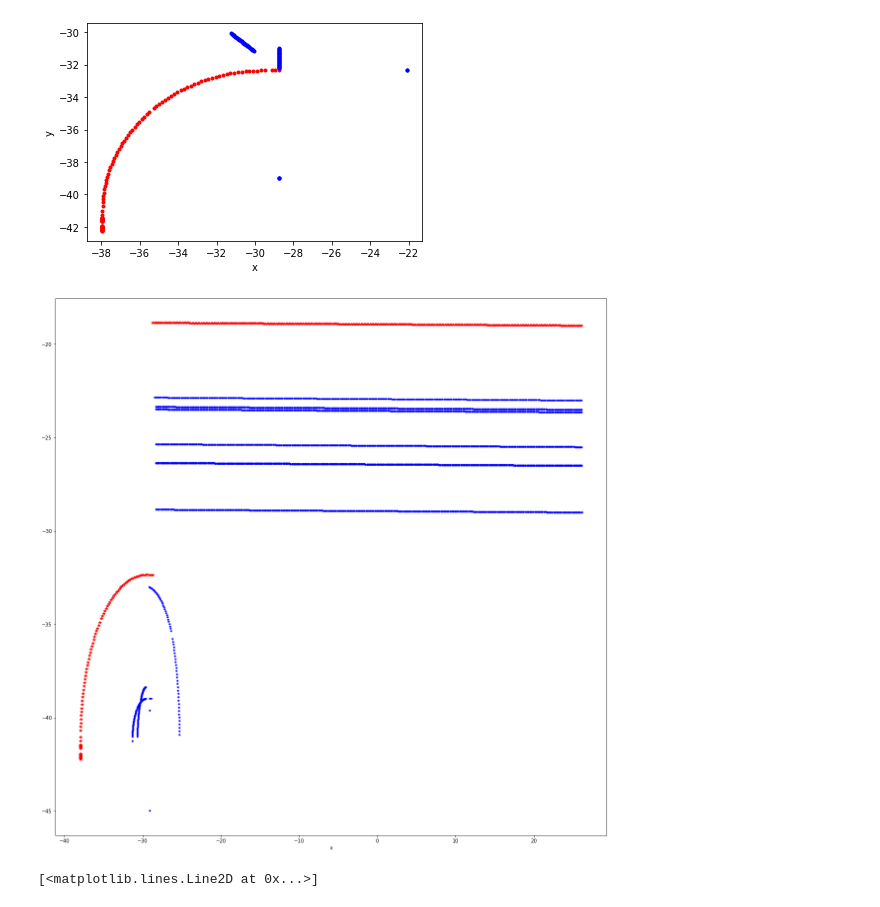
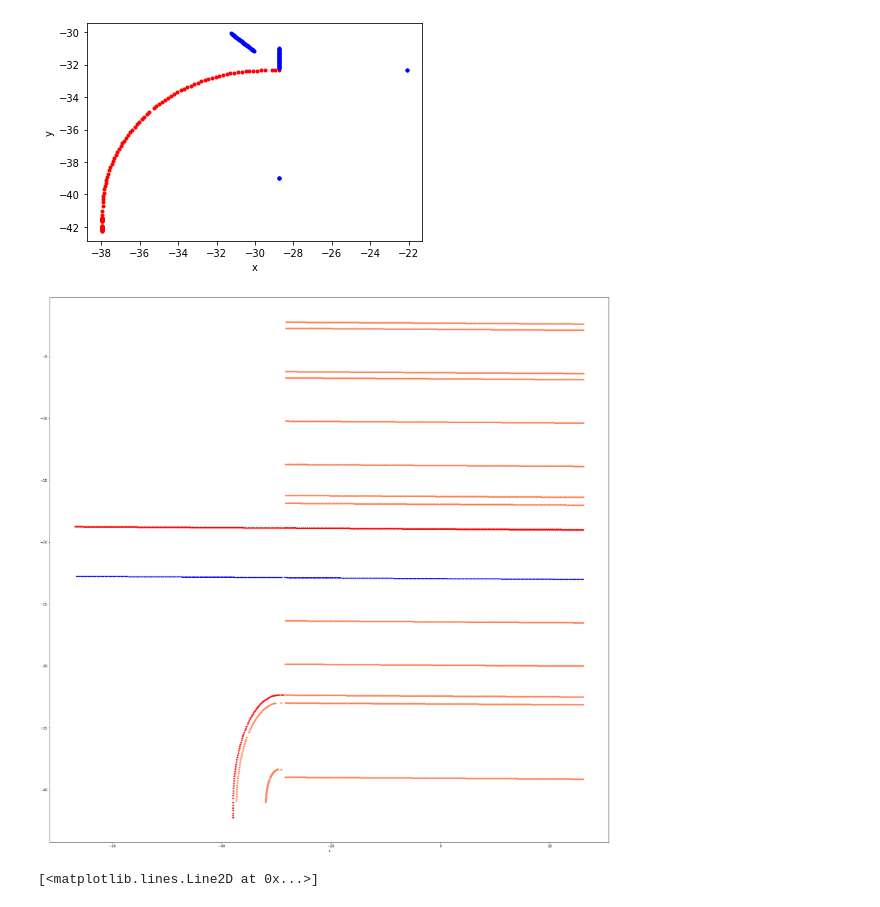
Before and after one commit to wahihihi/prediction, a Jupyter notebook: prediction/src/hdmap/data/opendrive_data.ipynb, the cells around one changed output. Saved outputs shown, nothing was run; the diff lists cells and outputs as text; code cells hidden in the pictures.

```diff
--- a/prediction/src/hdmap/data/opendrive_data.ipynb
+++ b/prediction/src/hdmap/data/opendrive_data.ipynb
@@ -307,58 +307,72 @@ import numpy as np
 import matplotlib.pyplot as plt
 import math
 
 
 POINT_COLUMN_NAMES = ['x', 'y']
-# df_reference = pd.read_csv('/home/ai/catkin_ws/src/prediction/log/reference_line_data.txt', header=None, sep=',')
-# df_reference.columns = POINT_COLUMN_NAMES
+df_reference = pd.read_csv('/home/swh/catkin_ws/src/prediction/log/reference_line_data.txt', header=None, sep=',')
+df_reference.columns = POINT_COLUMN_NAMES
+df_center = pd.read_csv('/home/swh/catkin_ws/src/prediction/log/center_line_data.txt', header=None, sep=',')
+df_center.columns = POINT_COLUMN_NAMES
+# df_right = pd.read_csv('/home/swh/catkin_ws/src/prediction/log/right_line_data.txt', header=None, sep=',')
+# df_right.columns = POINT_COLUMN_NAMES
 
-df_center = pd.read_csv('/home/ai/catkin_ws/src/prediction/log/prediction_node.ERROR', header=None, sep=',')
-df_center.columns = POINT_COLUMN_NAMES
+# df_center = pd.read_csv('/home/swh/catkin_ws/src/prediction/log/prediction_node.ERROR', header=None, sep=',')
+# df_right = pd.read_csv('/home/swh/catkin_ws/src/prediction/log/prediction_node.ERROR', header=None, sep=',')
+# df_ref = pd.read_csv('/home/swh/catkin_ws/src/prediction/log/prediction_node.ERROR', header=None, sep=',')
+# df_center.columns = POINT_COLUMN_NAMES
+# df_right.columns = POINT_COLUMN_NAMES
+# df_ref.columns = POINT_COLUMN_NAMES
 
 # df_right = pd.read_csv('/home/ai/catkin_ws/src/prediction/log/right_line_data.txt', header=None, sep=',')
 # df_right.columns = POINT_COLUMN_NAMES
 
-plt.figure(figsize=(20,20))
+plt.figure(figsize=(30,30))
 plt.xlabel("x")
 plt.ylabel("")
 
-df_road_20_reference_data = pd.read_csv('/home/ai/catkin_ws/src/prediction/log/road_20_referencelin_data.txt', header=None, sep=',')
-df_road_20_reference_data.columns = POINT_COLUMN_NAMES
+df_road_20_331_data = pd.read_csv('/home/swh/catkin_ws/src/prediction/log/road_20_331_data.txt', header=None, sep=',')
+df_road_20_331_data.columns = POINT_COLUMN_NAMES
 
 # df_road_20_center_data = pd.read_csv('/home/ai/catkin_ws/src/prediction/log/road_20_center_data.txt', header=None, sep=',')
 # df_road_20_center_data.columns = POINT_COLUMN_NAMES
 
-df_road_20_left_data = pd.read_csv('/home/ai/catkin_ws/src/prediction/log/road_20_left_data.txt', header=None, sep=',')
-df_road_20_left_data.columns = POINT_COLUMN_NAMES
+# df_road_20_left_data = pd.read_csv('/home/swh/catkin_ws/src/prediction/log/road_20_left_data.txt', header=None, sep=',')
+# df_road_20_left_data.columns = POINT_COLUMN_NAMES
 
-df_road_20_right_data = pd.read_csv('/home/ai/catkin_ws/src/prediction/log/road_20_right_data.txt', header=None, sep=',')
-df_road_20_right_data.columns = POINT_COLUMN_NAMES
-# reference_xpoints = np.array(df_reference['x'])
-# reference_ypoints = np.array(df_reference['y'])
+# df_road_20_right_data = pd.read_csv('/home/swh/catkin_ws/src/prediction/log/road_20_right_data.txt', header=None, sep=',')
+# df_road_20_right_data.columns = POINT_COLUMN_NAMES
+reference_xpoints = np.array(df_reference['x'])
+reference_ypoints = np.array(df_reference['y'])
 center_xpoints = np.array(df_center['x'])
 center_ypoints = np.array(df_center['y'])
 # right_xpoints = np.array(df_right['x'])
 # right_ypoints = np.array(df_right['y'])
-df_road_20_reference_data_xpoints = np.array(df_road_20_reference_data['x'])
-df_road_20_reference_data_ypoints = np.array(df_road_20_reference_data['y'])
-# df_road_20_center_data_xpoints = np.array(df_road_20_center_data['x'])
-# df_road_20_center_data_ypoints = np.array(df_road_20_center_data['y'])
-df_road_20_left_data_xpoints = np.array(df_road_20_left_data['x'])
-df_road_20_left_data_ypoints = np.array(df_road_20_left_data['y'])
-df_road_20_right_data_xpoints = np.array(df_road_20_right_data['x'])
-df_road_20_right_data_ypoints = np.array(df_road_20_right_data['y'])
+# ref_xpoints = np.array(df_ref['x'])
+# ref_ypoints = np.array(df_ref['y'])
+# right_xpoints = np.array(df_right['x'])
+# right_ypoints = np.array(df_right['y'])
+df_road_20_331_data_xpoints = np.array(df_road_20_331_data['x'])
+df_road_20_331_data_ypoints = np.array(df_road_20_331_data['y'])
+# df_road_20_center_data_xpoints = np.array(df_road_20_331_data_xpoints['x'])
+# df_road_20_center_data_ypoints = np.array(df_road_20_331_data_ypoints['y'])
+# df_road_20_left_data_xpoints = np.array(df_road_20_left_data['x'])
+# df_road_20_left_data_ypoints = np.array(df_road_20_left_data['y'])
+# df_road_20_right_data_xpoints = np.array(df_road_20_right_data['x'])
+# df_road_20_right_data_ypoints = np.array(df_road_20_right_data['y'])
 
-# plt.plot(reference_xpoints, reference_ypoints,"-",color='r')
+plt.plot(reference_xpoints, reference_ypoints,"*",color='r')
 plt.plot(center_xpoints, center_ypoints,".",c='b')
+# plt.plot(right_xpoints, right_ypoints,".",c='g')
+# plt.plot(ref_xpoints, ref_ypoints,".",c='r')
 # plt.plot(right_xpoints, right_ypoints,".",color='g')
-# plt.plot(df_road_20_center_data_xpoints, df_road_20_center_data_ypoints,"*",color='b')
-plt.plot(df_road_20_reference_data_xpoints, df_road_20_reference_data_ypoints,"*",color='r')
+plt.plot(df_road_20_331_data_xpoints, df_road_20_331_data_ypoints,"*",color='#FF7F50')
+# plt.plot(df_road_20_reference_data_xpoints, df_road_20_reference_data_ypoints,"*",color='r')
 # plt.plot(df_road_20_left_data_xpoints, df_road_20_left_data_ypoints,"*",color='g')
 # plt.plot(df_road_20_right_data_xpoints, df_road_20_right_data_ypoints,"*",color='g')
 
 plt.show()
 # %% [output]
-[figure, old version]
+[figure, new version]
 # %%
 import pandas as pd
 import numpy as np
```
Also changed, not shown: 10 other files.
